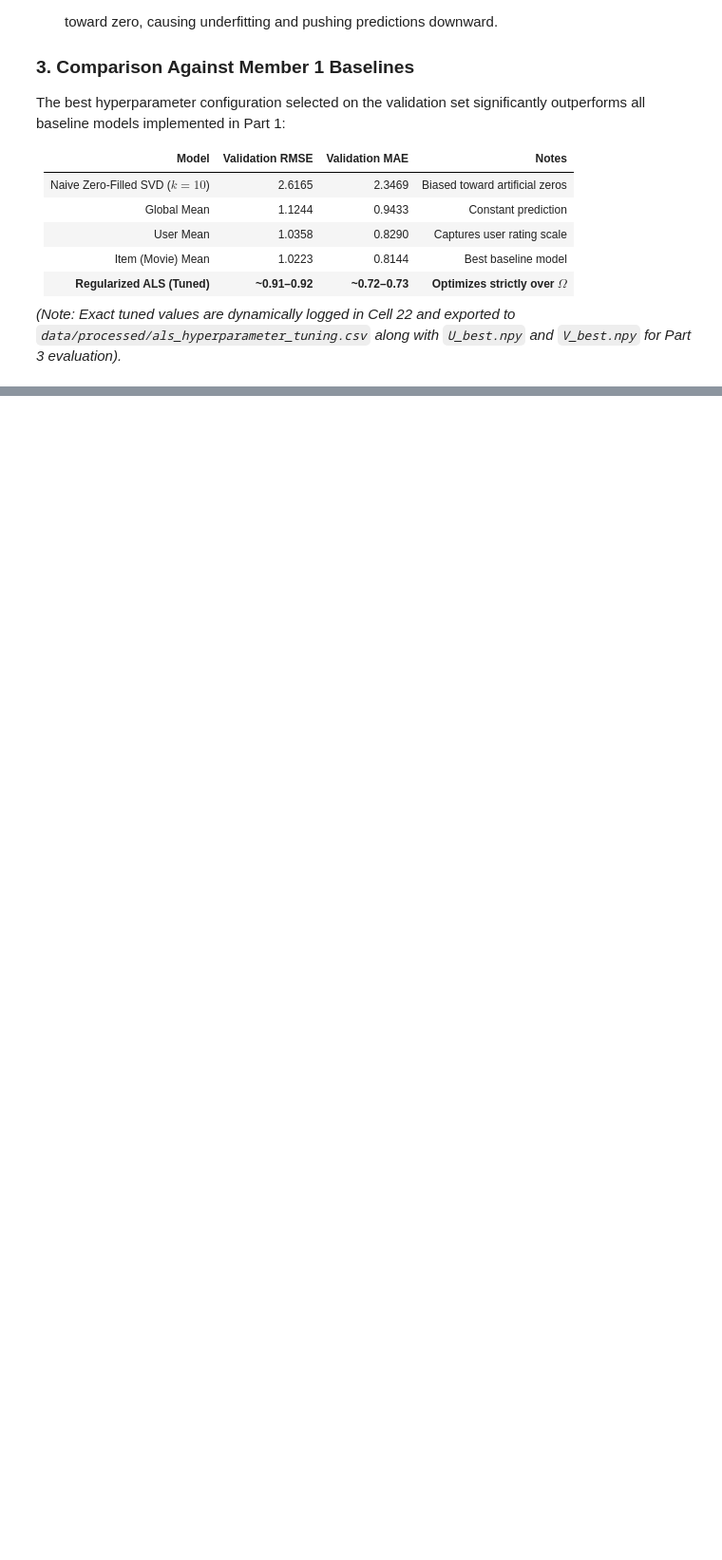
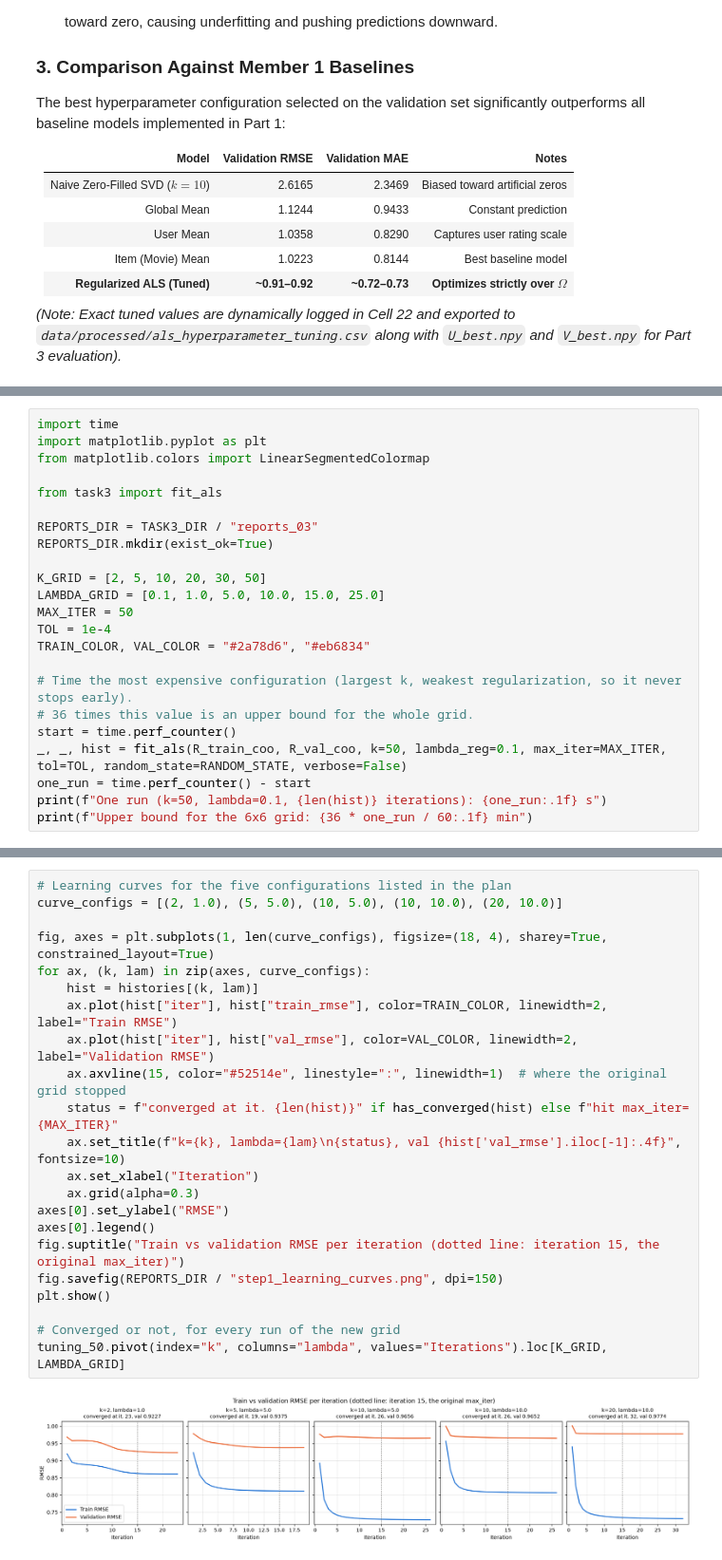
Before and after one commit to Par-TBasti/Movie-Recommendation-by-Low-Rank-Factorization, a Jupyter notebook: Movie Recommendation by Low-Rank Factorization.ipynb, the cells around one changed output, grey strips where cells are left out. Shown at 95% size. Saved outputs shown, nothing was run; the diff lists cells and outputs as text; blank space fills up the shorter version.

```diff
--- a/Movie Recommendation by Low-Rank Factorization.ipynb
+++ b/Movie Recommendation by Low-Rank Factorization.ipynb
@@ -1019,0 +1145,23 @@ The following figure illustrates the performance comparison between our tuned Re
+# %%
+import time
+import matplotlib.pyplot as plt
+from matplotlib.colors import LinearSegmentedColormap
+
+from task3 import fit_als
+
+REPORTS_DIR = TASK3_DIR / "reports_03"
+REPORTS_DIR.mkdir(exist_ok=True)
+
+K_GRID = [2, 5, 10, 20, 30, 50]
+LAMBDA_GRID = [0.1, 1.0, 5.0, 10.0, 15.0, 25.0]
+MAX_ITER = 50
+TOL = 1e-4
+TRAIN_COLOR, VAL_COLOR = "#2a78d6", "#eb6834"
+
+# Time the most expensive configuration (largest k, weakest regularization, so it never stops early).
+# 36 times this value is an upper bound for the whole grid.
+start = time.perf_counter()
+_, _, hist = fit_als(R_train_coo, R_val_coo, k=50, lambda_reg=0.1, max_iter=MAX_ITER, tol=TOL, random_state=RANDOM_STATE, verbose=False)
+one_run = time.perf_counter() - start
+print(f"One run (k=50, lambda=0.1, {len(hist)} iterations): {one_run:.1f} s")
+print(f"Upper bound for the 6x6 grid: {36 * one_run / 60:.1f} min")
@@ -1019,0 +1250,24 @@ The following figure illustrates the performance comparison between our tuned Re
+# %%
+# Learning curves for the five configurations listed in the plan
+curve_configs = [(2, 1.0), (5, 5.0), (10, 5.0), (10, 10.0), (20, 10.0)]
+
+fig, axes = plt.subplots(1, len(curve_configs), figsize=(18, 4), sharey=True, constrained_layout=True)
+for ax, (k, lam) in zip(axes, curve_configs):
+    hist = histories[(k, lam)]
+    ax.plot(hist["iter"], hist["train_rmse"], color=TRAIN_COLOR, linewidth=2, label="Train RMSE")
+    ax.plot(hist["iter"], hist["val_rmse"], color=VAL_COLOR, linewidth=2, label="Validation RMSE")
+    ax.axvline(15, color="#52514e", linestyle=":", linewidth=1)  # where the original grid stopped
+    status = f"converged at it. {len(hist)}" if has_converged(hist) else f"hit max_iter={MAX_ITER}"
+    ax.set_title(f"k={k}, lambda={lam}\n{status}, val {hist['val_rmse'].iloc[-1]:.4f}", fontsize=10)
+    ax.set_xlabel("Iteration")
+    ax.grid(alpha=0.3)
+axes[0].set_ylabel("RMSE")
+axes[0].legend()
+fig.suptitle("Train vs validation RMSE per iteration (dotted line: iteration 15, the original max_iter)")
+fig.savefig(REPORTS_DIR / "step1_learning_curves.png", dpi=150)
+plt.show()
+
+# Converged or not, for every run of the new grid
+tuning_50.pivot(index="k", columns="lambda", values="Iterations").loc[K_GRID, LAMBDA_GRID]
+# %% [output]
+[figure, added]
```
Also changed, not shown: parts of 57 cells of this notebook, 32 other files.
